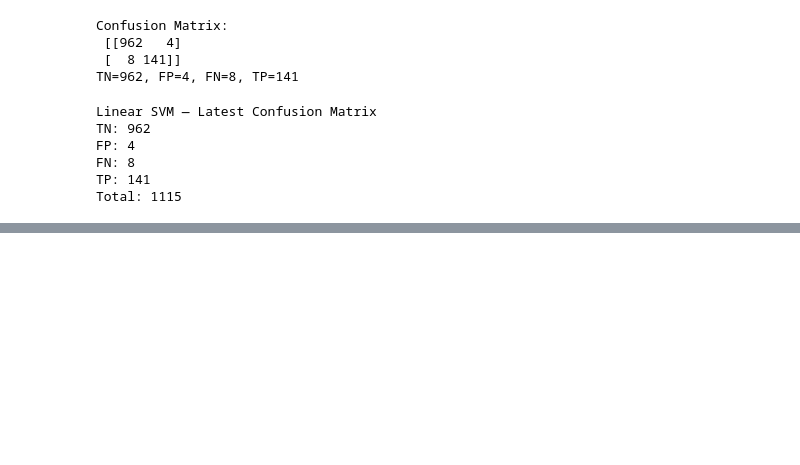
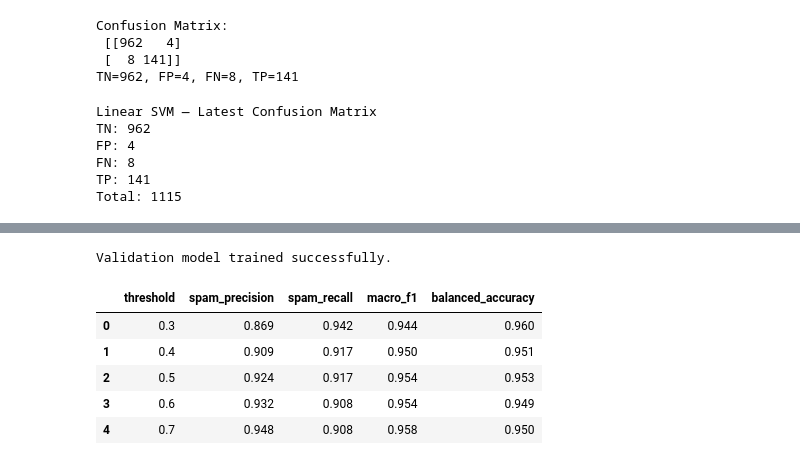
Before and after one commit to Vijayabhava/spam-detection-system, a Jupyter notebook: notebooks/experiment.ipynb, the cells around one changed output, grey strips where cells are left out. Saved outputs shown, nothing was run; the diff lists cells and outputs as text; code cells hidden in the pictures; blank space fills up the shorter version.

```diff
--- a/notebooks/experiment.ipynb
+++ b/notebooks/experiment.ipynb
@@ -788,0 +1198,61 @@ Total: 1115
+# %%
+from src.model import build_models
+
+validation_model = build_models()["Linear SVM"]
+
+validation_model.fit(X_fit, y_fit)
+
+print("Validation model trained successfully.")
+# %% [output]
+Validation model trained successfully.
+# %%
+from sklearn.metrics import (
+    precision_score,
+    recall_score,
+    f1_score,
+    balanced_accuracy_score
+)
+import pandas as pd
+
+classes = list(validation_model.classes_)
+spam_index = classes.index("spam")
+
+val_scores = validation_model.predict_proba(X_val)[:, spam_index]
+y_val_reset = y_val.reset_index(drop=True)
+
+results = []
+
+for threshold in [0.30, 0.40, 0.50, 0.60, 0.70]:
+    predictions = [
+        "spam" if score >= threshold else "ham"
+        for score in val_scores
+    ]
+
+    results.append({
+        "threshold": threshold,
+        "spam_precision": precision_score(
+            y_val_reset, predictions,
+            pos_label="spam", zero_division=0
+        ),
+        "spam_recall": recall_score(
+            y_val_reset, predictions,
+            pos_label="spam", zero_division=0
+        ),
+        "macro_f1": f1_score(
+            y_val_reset, predictions,
+            average="macro", zero_division=0
+        ),
+        "balanced_accuracy": balanced_accuracy_score(
+            y_val_reset, predictions
+        )
+    })
+
+threshold_results = pd.DataFrame(results)
+display(threshold_results.round(3))
+# %% [output]
+|  | threshold | spam_precision | spam_recall | macro_f1 | balanced_accuracy |
+| 0 | 0.3 | 0.869 | 0.942 | 0.944 | 0.960 |
+| 1 | 0.4 | 0.909 | 0.917 | 0.950 | 0.951 |
+| 2 | 0.5 | 0.924 | 0.917 | 0.954 | 0.953 |
+| 3 | 0.6 | 0.932 | 0.908 | 0.954 | 0.949 |
+| 4 | 0.7 | 0.948 | 0.908 | 0.958 | 0.950 |
```
Also changed, not shown: parts of 24 cells of this notebook, 6 other files.
